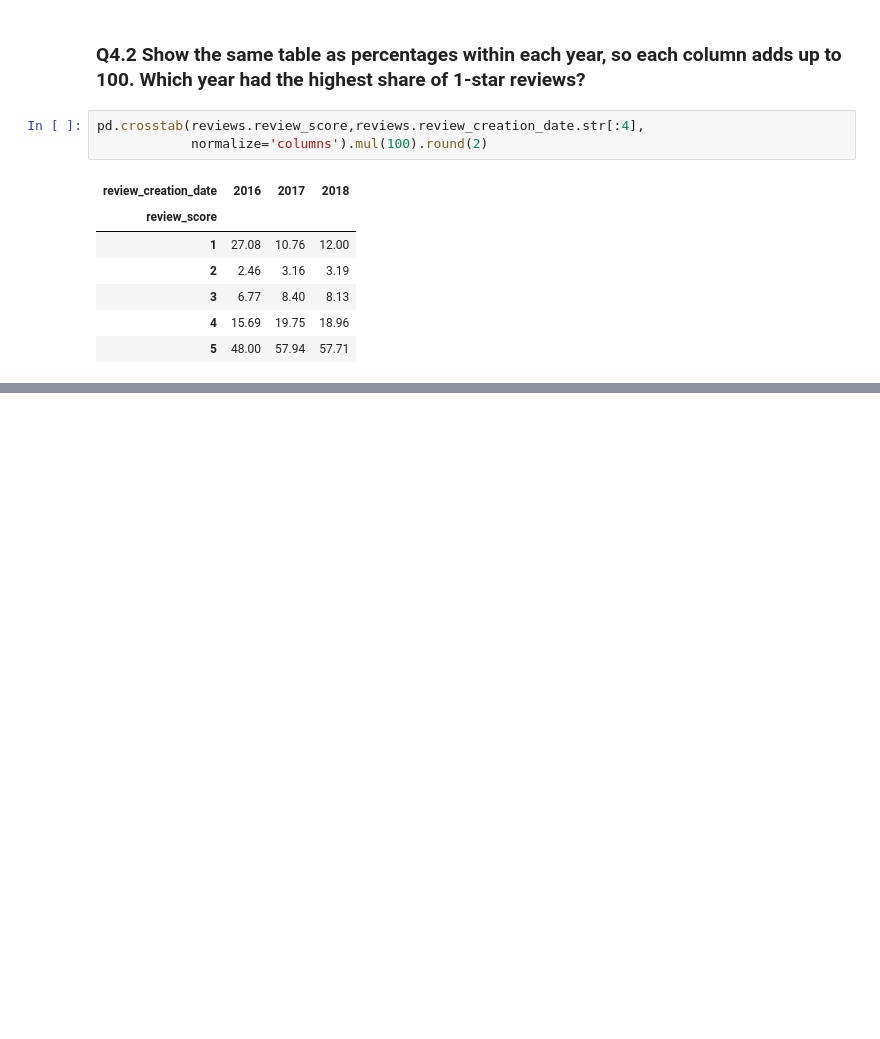
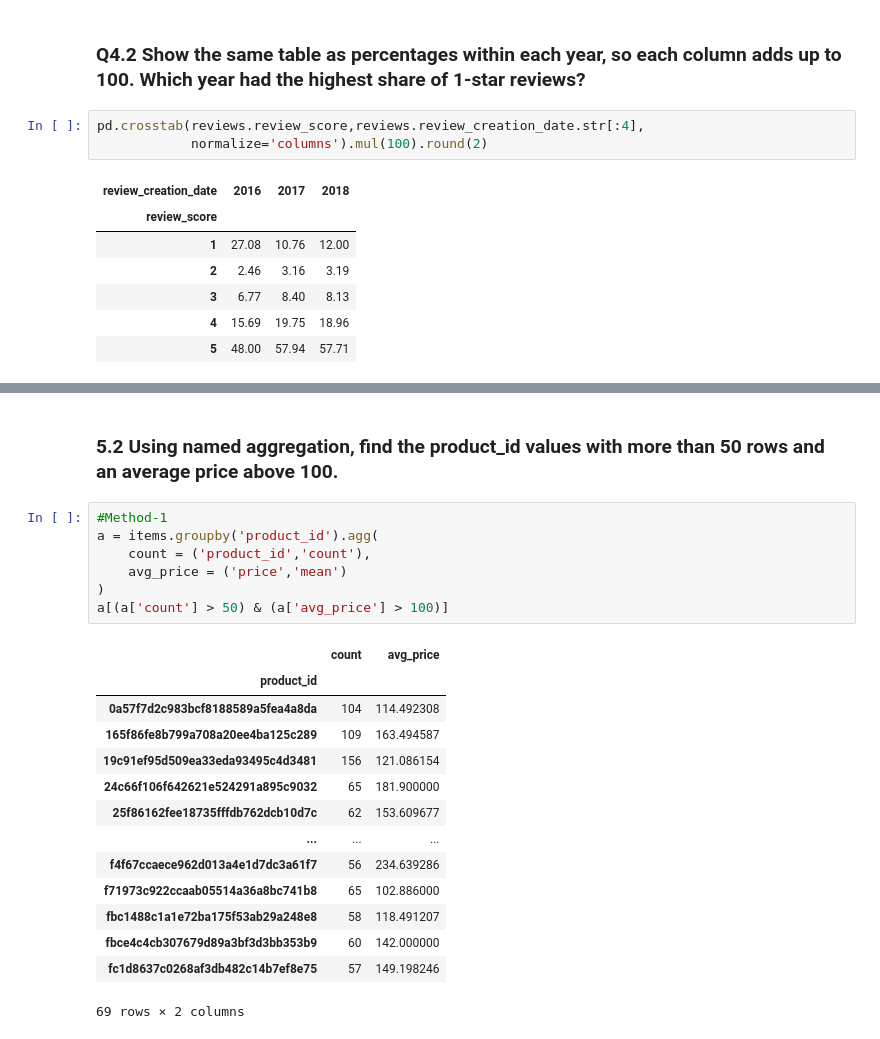
Before and after one commit to Lavishajagwani/Pandas_14_days, a Jupyter notebook: Notebooks/Day05.ipynb, the cells around one changed output, grey strips where cells are left out. Cells and saved outputs as stored; diff of their text form; blank space fills up the shorter version.

```diff
--- a/Notebooks/Day05.ipynb
+++ b/Notebooks/Day05.ipynb
@@ -439,0 +529,24 @@ pd.crosstab(reviews.review_score,reviews.review_creation_date.str[:4],
+# %% [markdown]
+### 5.2 Using named aggregation, find the product_id values with more than 50 rows and an average price above 100.
+# %%
+#Method-1
+a = items.groupby('product_id').agg(
+    count = ('product_id','count'),
+    avg_price = ('price','mean')
+)
+a[(a['count'] > 50) & (a['avg_price'] > 100)]
+# %% [output]
+|  | count | avg_price |
+| product_id |  |  |
+| 0a57f7d2c983bcf8188589a5fea4a8da | 104 | 114.492308 |
+| 165f86fe8b799a708a20ee4ba125c289 | 109 | 163.494587 |
+| 19c91ef95d509ea33eda93495c4d3481 | 156 | 121.086154 |
+| 24c66f106f642621e524291a895c9032 | 65 | 181.900000 |
+| 25f86162fee18735fffdb762dcb10d7c | 62 | 153.609677 |
+| ... | ... | ... |
+| f4f67ccaece962d013a4e1d7dc3a61f7 | 56 | 234.639286 |
+| f71973c922ccaab05514a36a8bc741b8 | 65 | 102.886000 |
+| fbc1488c1a1e72ba175f53ab29a248e8 | 58 | 118.491207 |
+| fbce4c4cb307679d89a3bf3d3bb353b9 | 60 | 142.000000 |
+| fc1d8637c0268af3db482c14b7ef8e75 | 57 | 149.198246 |
+69 rows × 2 columns
```
Also changed, not shown: parts of 21 cells of this notebook.
